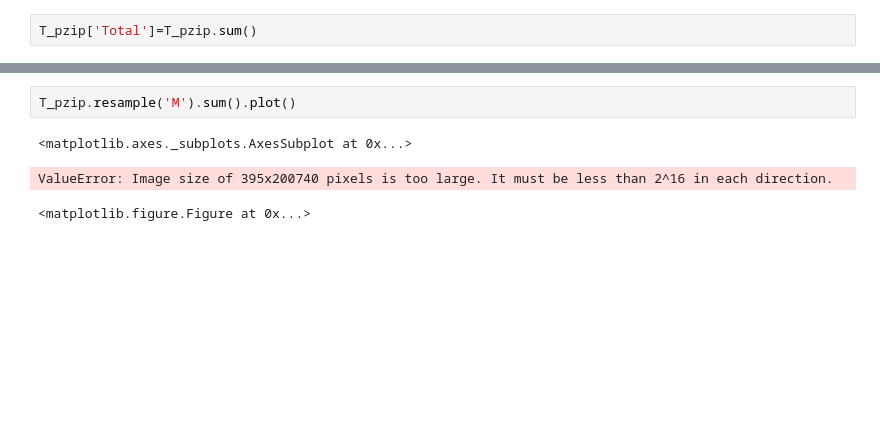
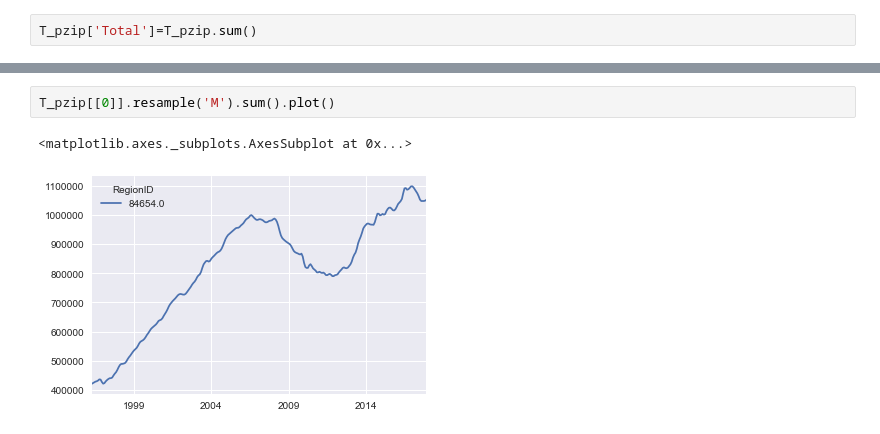
Before and after one commit to akell47/Zillow, a Jupyter notebook: zipcode.ipynb, the cells around one changed output, grey strips where cells are left out. Cells and saved outputs as stored; diff of their text form; blank space fills up the shorter version.

Commit message:
got a chart finally yay

```diff
--- a/zipcode.ipynb
+++ b/zipcode.ipynb
@@ -75,6 +123,5 @@ T_pzip.head()
 # %%
-T_pzip.resample('M').sum().plot()
+T_pzip[[0]].resample('M').sum().plot()
 # %% [output]
 <matplotlib.axes._subplots.AxesSubplot at 0x...>
-ValueError: Image size of 395x200740 pixels is too large. It must be less than 2^16 in each direction.
-<matplotlib.figure.Figure at 0x...>
+[figure, added]
```
Also changed, not shown: parts of 9 cells of this notebook.
